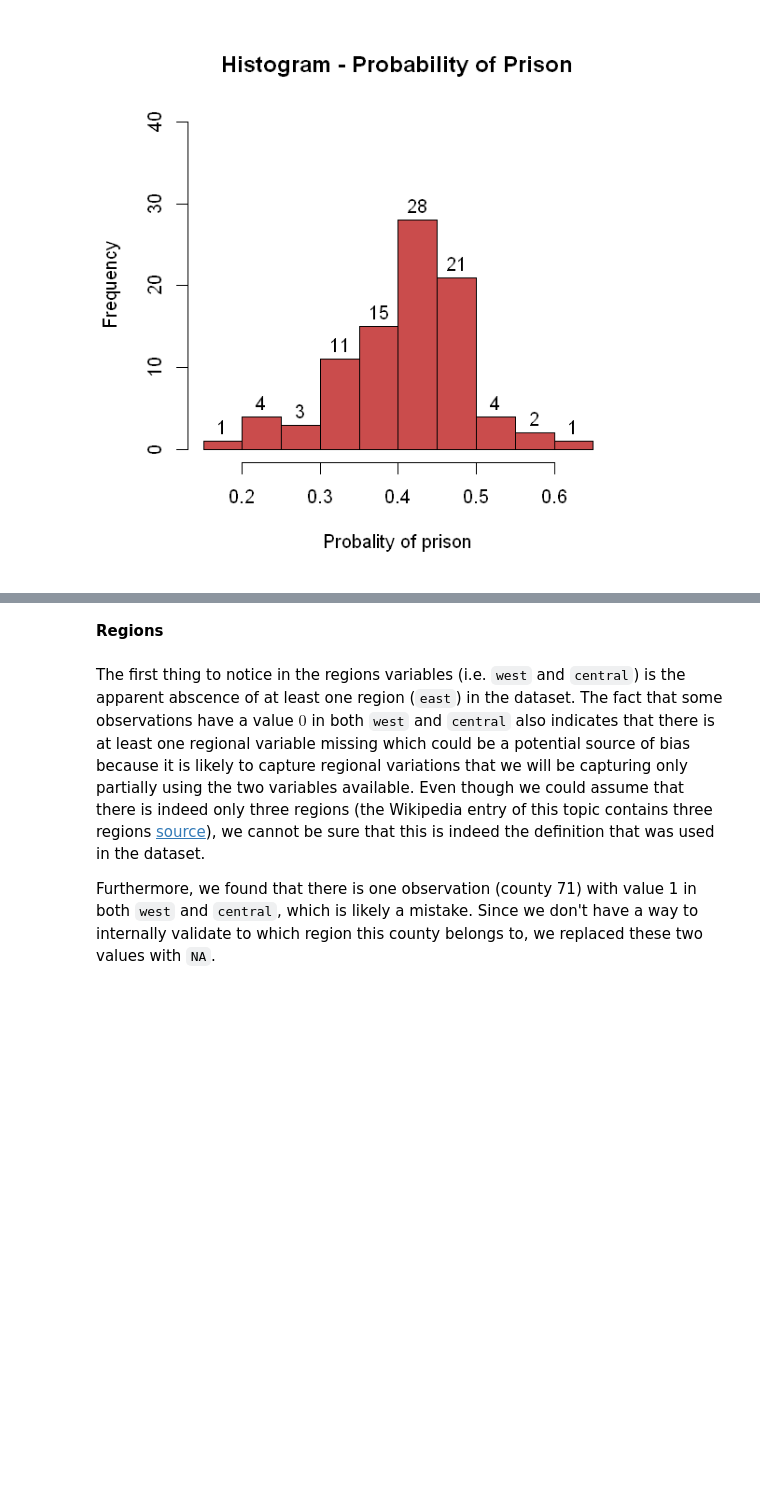
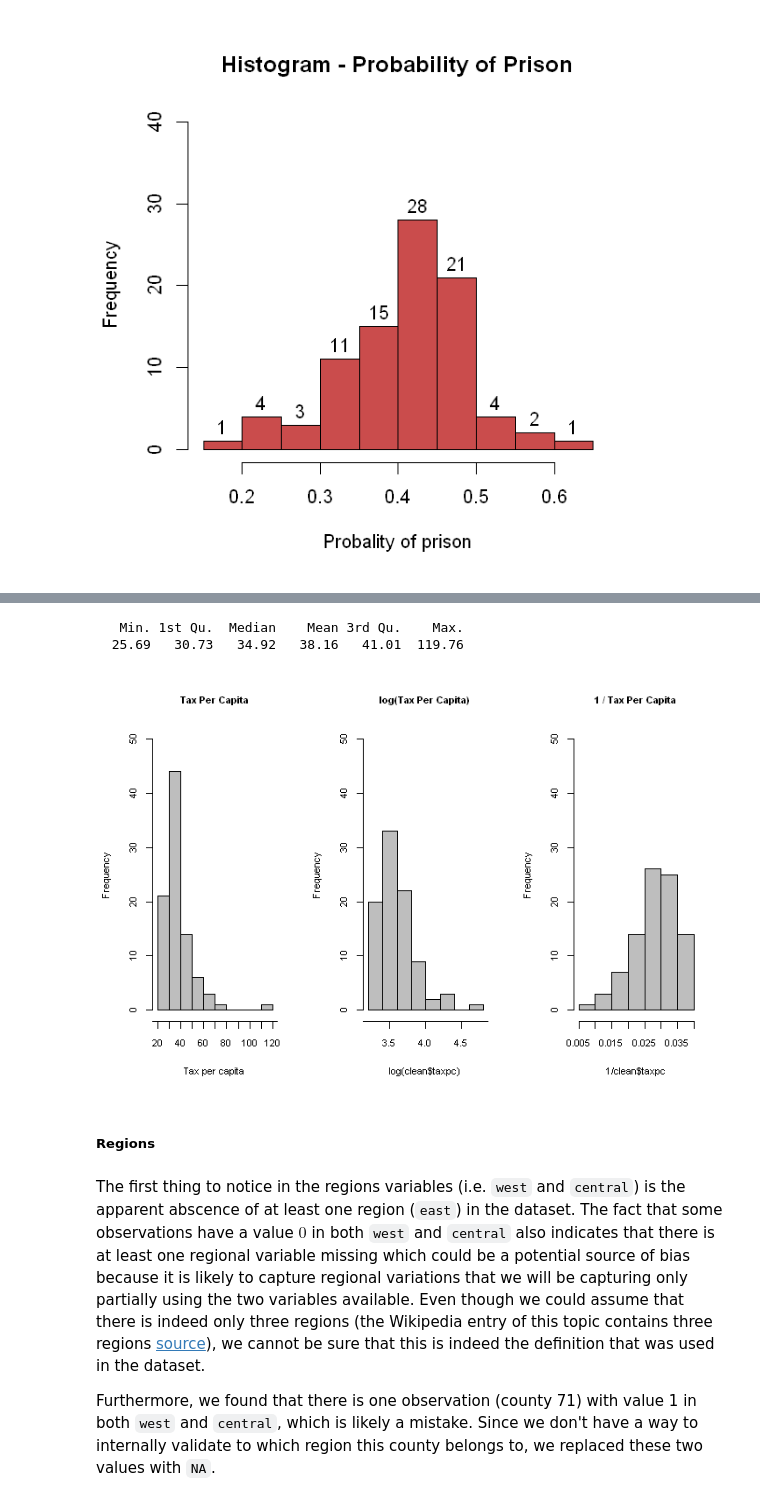
Before and after one commit to ramirocadavid/w203-Lab3, a Jupyter notebook: Lab3_part_2_3_Ramiro.ipynb, the cells around one changed output, grey strips where cells are left out. Drawn from its saved outputs; the diff is of its cells as text; code cells hidden in the pictures; blank space fills up the shorter version.

```diff
--- a/Lab3_part_2_3_Ramiro.ipynb
+++ b/Lab3_part_2_3_Ramiro.ipynb
@@ -199,5 +264,17 @@ hist(clean$prbpris, main = "Histogram - Probability of Prison", xlab = "Probalit
+# %%
+summary(clean$taxpc)
+par(mfrow = c(1, 3), cex.main = 0.8, cex.lab = 0.8, cex.axis = 0.8)
+hist(clean$taxpc, breaks = sqrt(nrow(clean)), col="grey", main = "Tax Per Capita", xlab = "Tax per capita", ylim = c(0, 50))
+axis(side = 1, at = seq(0, 130, 10))
+hist(log(clean$taxpc), col="grey", main = "log(Tax Per Capita)", breaks = sqrt(nrow(clean)), ylim = c(0, 50))
+axis(side = 1, at = seq(0, 6, 0.5))
+hist(1/clean$taxpc, col="grey", main = "1 / Tax Per Capita", breaks = sqrt(nrow(clean)), ylim = c(0, 50))
+# %% [output]
+   Min. 1st Qu.  Median    Mean 3rd Qu.    Max.
+  25.69   30.73   34.92   38.16   41.01  119.76
+[figure, added]
 # %% [markdown]
-**Regions**
+##### Regions
 # %% [markdown]
 The first thing to notice in the regions variables (i.e. `west` and `central`) is the apparent abscence of at least one region (`east`) in the dataset. The fact that some observations have a value $0$ in both `west` and `central` also indicates that there is at least one regional variable missing which could be a potential source of bias because it is likely to capture regional variations that we will be capturing only partially using the two variables available. Even though we could assume that there is indeed only three regions (the Wikipedia entry of this topic contains three regions [source](https://en.wikipedia.org/wiki/List_of_regions_of_the_United_States#North_Carolina)), we cannot be sure that this is indeed the definition that was used in the dataset.
 
```
Also changed, not shown: parts of 65 cells of this notebook, 1 other file.
